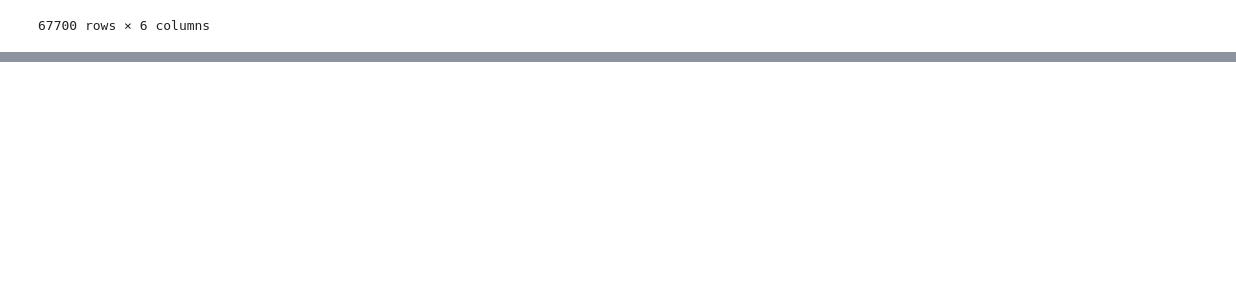
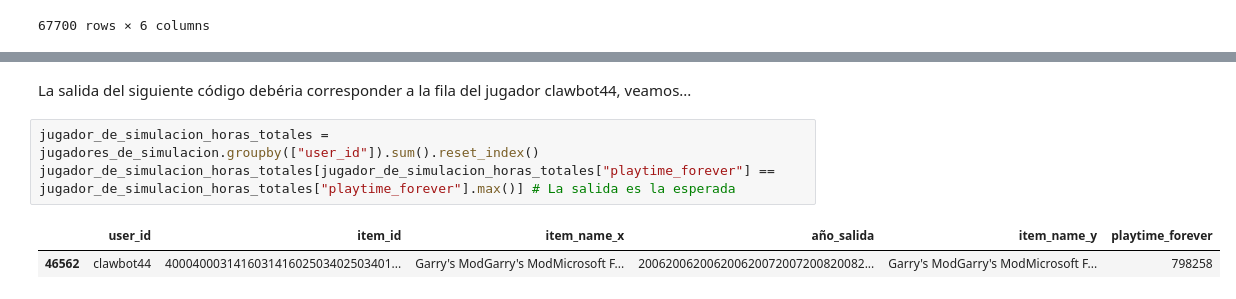
Before and after one commit to Tagliaferro22/steam-games, a Jupyter notebook: endpoints/endpoint_3.ipynb, the cells around one changed output, grey strips where cells are left out. Drawn from its saved outputs; the diff is of its cells as text; blank space fills up the shorter version.

```diff
--- a/endpoints/endpoint_3.ipynb
+++ b/endpoints/endpoint_3.ipynb
@@ -332,0 +393,8 @@ jugadores_de_accion.groupby(["user_id"]).sum().reset_index()
+# %% [markdown]
+La salida del siguiente código debéria corresponder a la fila del jugador clawbot44, veamos...
+# %%
+jugador_de_simulacion_horas_totales = jugadores_de_simulacion.groupby(["user_id"]).sum().reset_index()
+jugador_de_simulacion_horas_totales[jugador_de_simulacion_horas_totales["playtime_forever"] == jugador_de_simulacion_horas_totales["playtime_forever"].max()] # La salida es la esperada
+# %% [output]
+|  | user_id | item_id | item_name_x | año_salida | item_name_y | playtime_forever |
+| 46562 | clawbot44 | 400040003141603141602503402503401... | Garry's ModGarry's ModMicrosoft F... | 200620062006200620072007200820082... | Garry's ModGarry's ModMicrosoft F... | 798258 |
```
Also changed, not shown: parts of 20 cells of this notebook.
